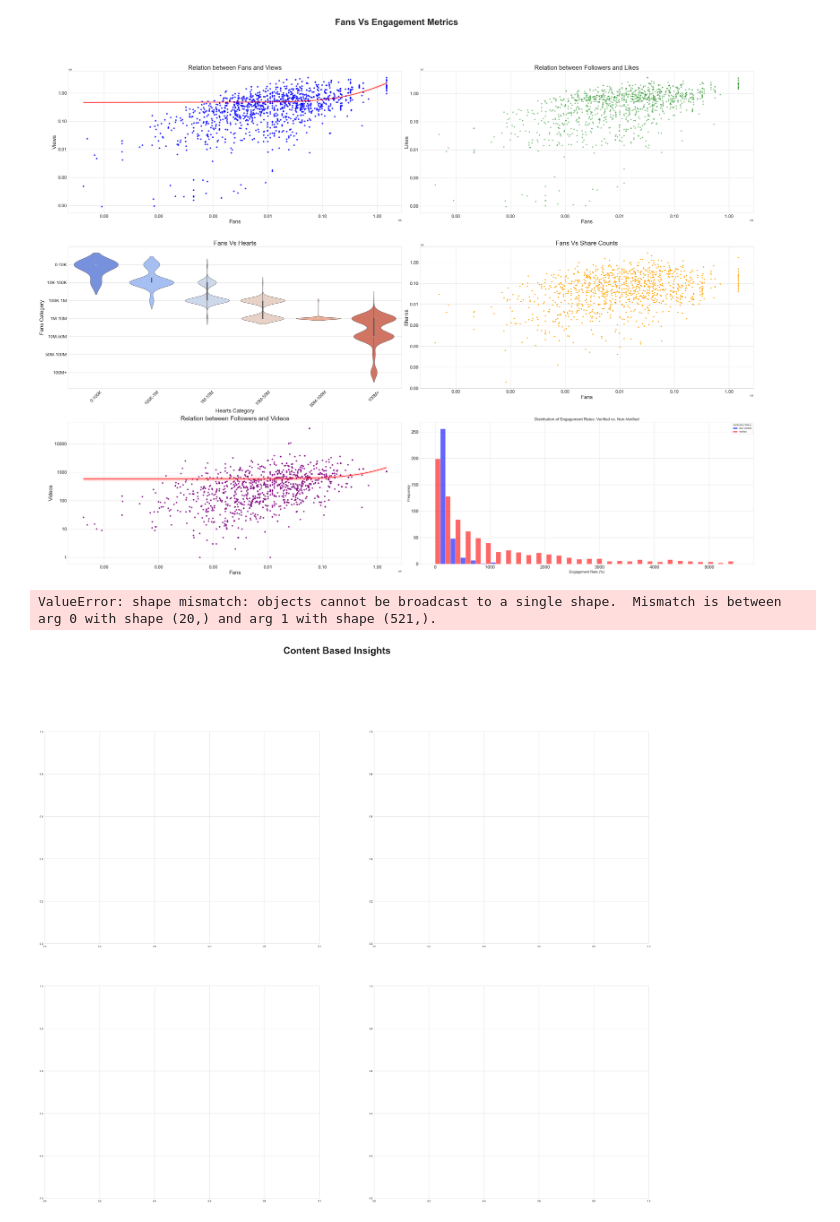
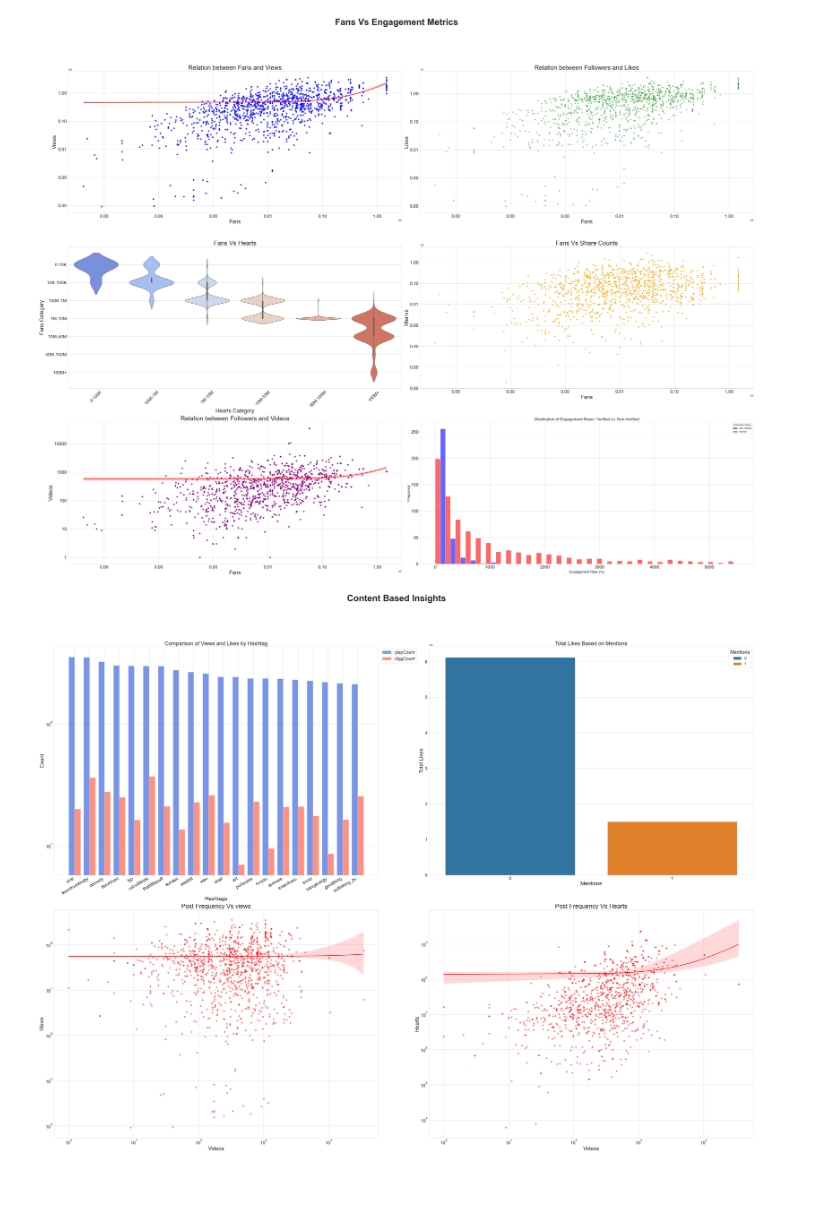
Before and after one commit to Sparshan605/Social-Media-Sentiment-Dashboard, a Jupyter notebook: data_visulaization.ipynb, the cells around one changed output. Saved outputs shown, nothing was run; the diff lists cells and outputs as text; code cells hidden in the pictures; blank space fills up the shorter version.

```diff
--- a/data_visulaization.ipynb
+++ b/data_visulaization.ipynb
@@ -179,8 +179,8 @@ axes[0, 0].set_xlabel("Hashtags", fontsize=24)
 axes[0, 0].set_ylabel("Count", fontsize=24)
 axes[0, 0].set_title("Comparison of Views and Likes by Hashtag",fontsize=24)
 axes[0, 0].set_xticks([i + bar_width/2 for i in x])
-axes[0, 0].set_xticklabels(tiktok_data['hashtag_name'])
-axes[0,0].set_xticklabels(tiktok_data['hashtag_name'],rotation=30 ,ha="right",fontsize = 18)  # Increased rotation for readability
+axes[0, 0].set_xticklabels(hashtag_data['hashtag_name'])
+axes[0,0].set_xticklabels(hashtag_data['hashtag_name'],rotation=30 ,ha="right",fontsize = 18)  # Increased rotation for readability
 axes[0,0].set_yscale("log")
 axes[0, 0].legend(loc="upper left", bbox_to_anchor=(1, 1), fontsize=20)
 
@@ -189,35 +189,34 @@ tiktok_data['mentions']=tiktok_data['mentions/0'].apply(lambda x:1 if pd.notna(x
 tiktok_data.groupby('mentions')[['diggCount','playCount']].mean()
 sns.barplot(x='mentions',y='diggCount',data=tiktok_data,estimator=sum,ci=None,hue='mentions',ax=axes[0,1])
 axes[0,1].set_xlabel("Mentions", fontsize=24)
 axes[0,1].set_ylabel("Total Likes", fontsize=24)
 axes[0,1].set_title("Total Likes Based on Mentions", fontsize=24)
 axes[0,1].legend(title="Mentions", fontsize=18, title_fontsize=22, loc='upper right')
 
 #post frequency vs Views
 sns.regplot(x='authorMeta/video', y='playCount',data=tiktok_data, ax=axes[1, 0],scatter_kws={'alpha':0.5}, color='red')
 axes[1, 0].set_title('Post Frequency Vs views', fontsize=28)
 axes[1, 0].set_xlabel('Videos', fontsize=24)
 axes[1, 0].set_ylabel('Views', fontsize=24)
 axes[1,0].set_yscale('log')
-
+axes[1,0].set_xscale('log')
 #post frequency vs total hearts
 sns.regplot(x='authorMeta/video', y='authorMeta/heart',data=tiktok_data, ax=axes[1, 1],scatter_kws={'alpha':0.5}, color='red')
 axes[1, 1].set_title('Post Frequency Vs Hearts', fontsize=28)
 axes[1, 1].set_xlabel('Videos', fontsize=24)
 axes[1, 1].set_ylabel('Hearts', fontsize=24)
 axes[1,1].set_xscale('log')
 axes[1,1].set_yscale('log')
 
 
 for ax in axes.flat:
     ax.xaxis.set_tick_params(labelsize=20)
     ax.yaxis.set_tick_params(labelsize=20)
 
 
 plt.tight_layout(rect=[0, 0.02, 1, 0.96])
 plt.show()
 # %% [output]
-ValueError: shape mismatch: objects cannot be broadcast to a single shape.  Mismatch is between arg 0 with shape (20,) and arg 1 with shape (521,).
-[figure, old version]
+[figure, new version]
 # %%
 sns.set_style('whitegrid')
```
Also changed, not shown: parts of 3 cells of this notebook, 4 other files.
